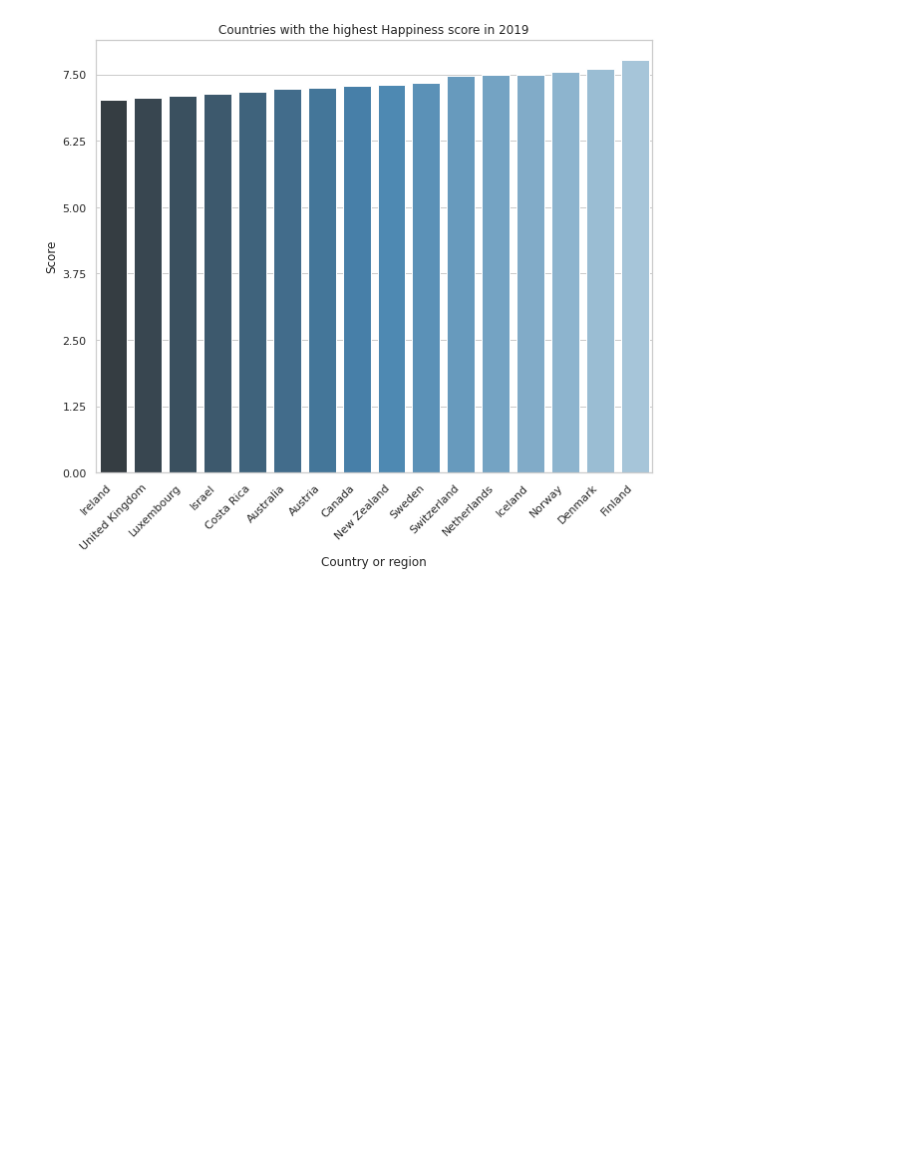
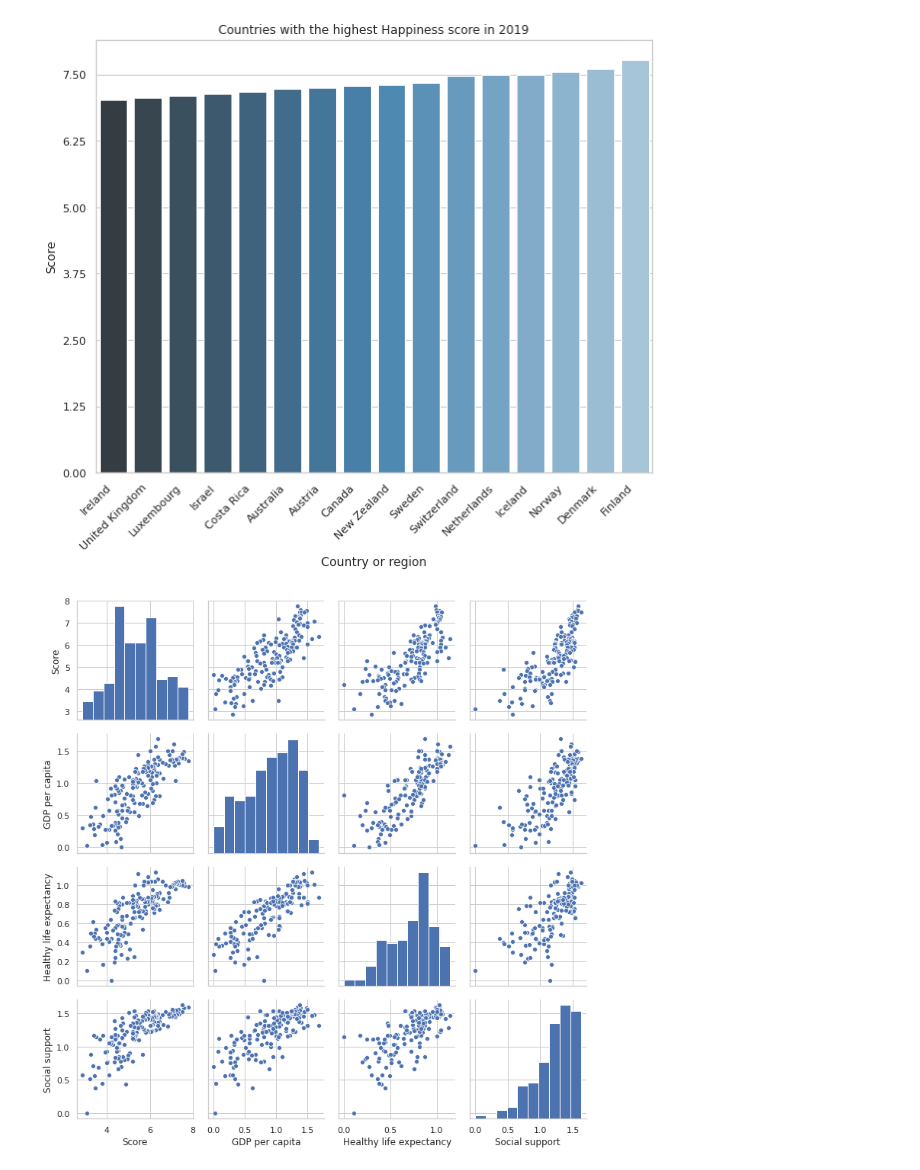
Before and after one commit to ArminD93/WorldHappinessReport, a Jupyter notebook: WorldHappinessReport_2019.ipynb, the cells around one changed output. Drawn from its saved outputs; the diff is of its cells as text; code cells hidden in the pictures; blank space fills up the shorter version.

```diff
--- a/WorldHappinessReport_2019.ipynb
+++ b/WorldHappinessReport_2019.ipynb
@@ -79,3 +79,9 @@ g.set_xticklabels( g.get_xticklabels(), rotation=45,  horizontalalignment='right
 plt.show()
 # %% [output]
 [figure]
+# %%
+colNames = ['Score', 'GDP per capita', 'Healthy life expectancy', 'Social support']
+sns.pairplot(happiness2019[colNames])
+plt.show()
+# %% [output]
+[figure, added]
```
Also changed, not shown: parts of 6 cells of this notebook.
